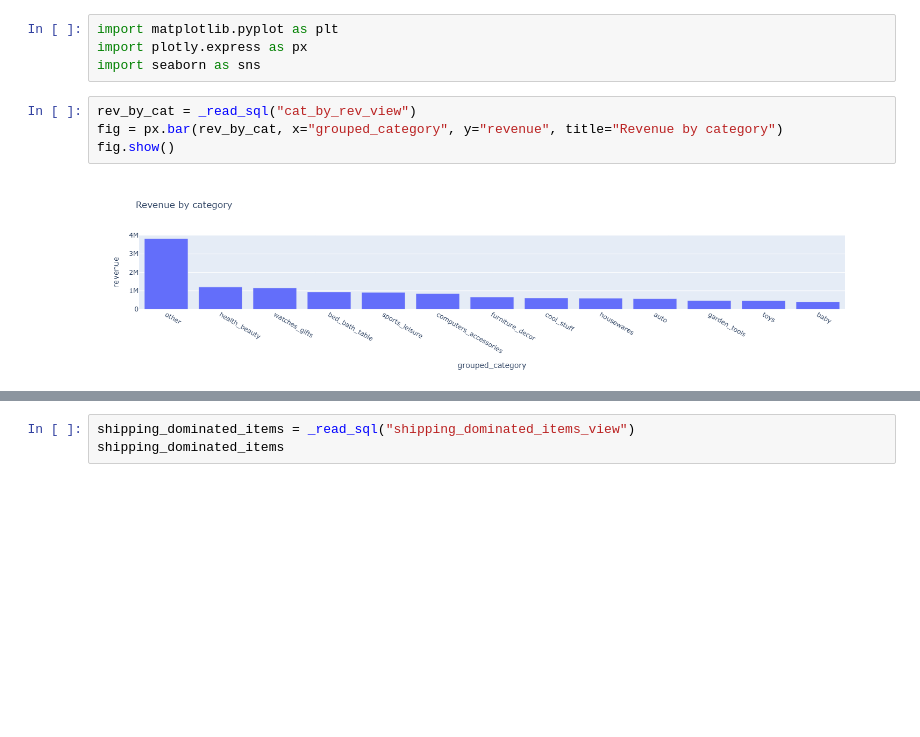
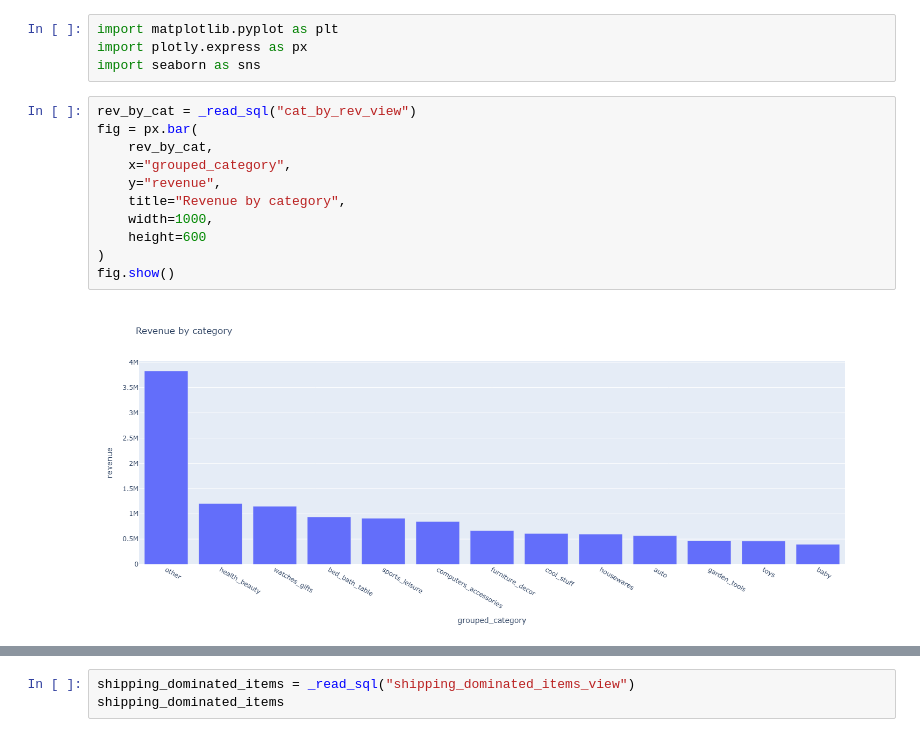
Before and after one commit to granfelino/e-commerce-brazil, a Jupyter notebook: notebook/analysis.ipynb, the cells around one changed output, grey strips where cells are left out. Saved outputs shown, nothing was run; the diff lists cells and outputs as text; blank space fills up the shorter version.

```diff
--- a/notebook/analysis.ipynb
+++ b/notebook/analysis.ipynb
@@ -14,9 +14,16 @@ import plotly.express as px
 import seaborn as sns
 # %%
 rev_by_cat = _read_sql("cat_by_rev_view")
-fig = px.bar(rev_by_cat, x="grouped_category", y="revenue", title="Revenue by category")
+fig = px.bar(
+    rev_by_cat,
+    x="grouped_category",
+    y="revenue",
+    title="Revenue by category",
+    width=1000,
+    height=600
+)
 fig.show()
 # %% [output]
-[figure, old version]
+[figure, new version]
 # %%
 quant_by_cat = _read_sql("cat_by_quantity_view")
```
Also changed, not shown: parts of 8 cells of this notebook, 11 other files.
